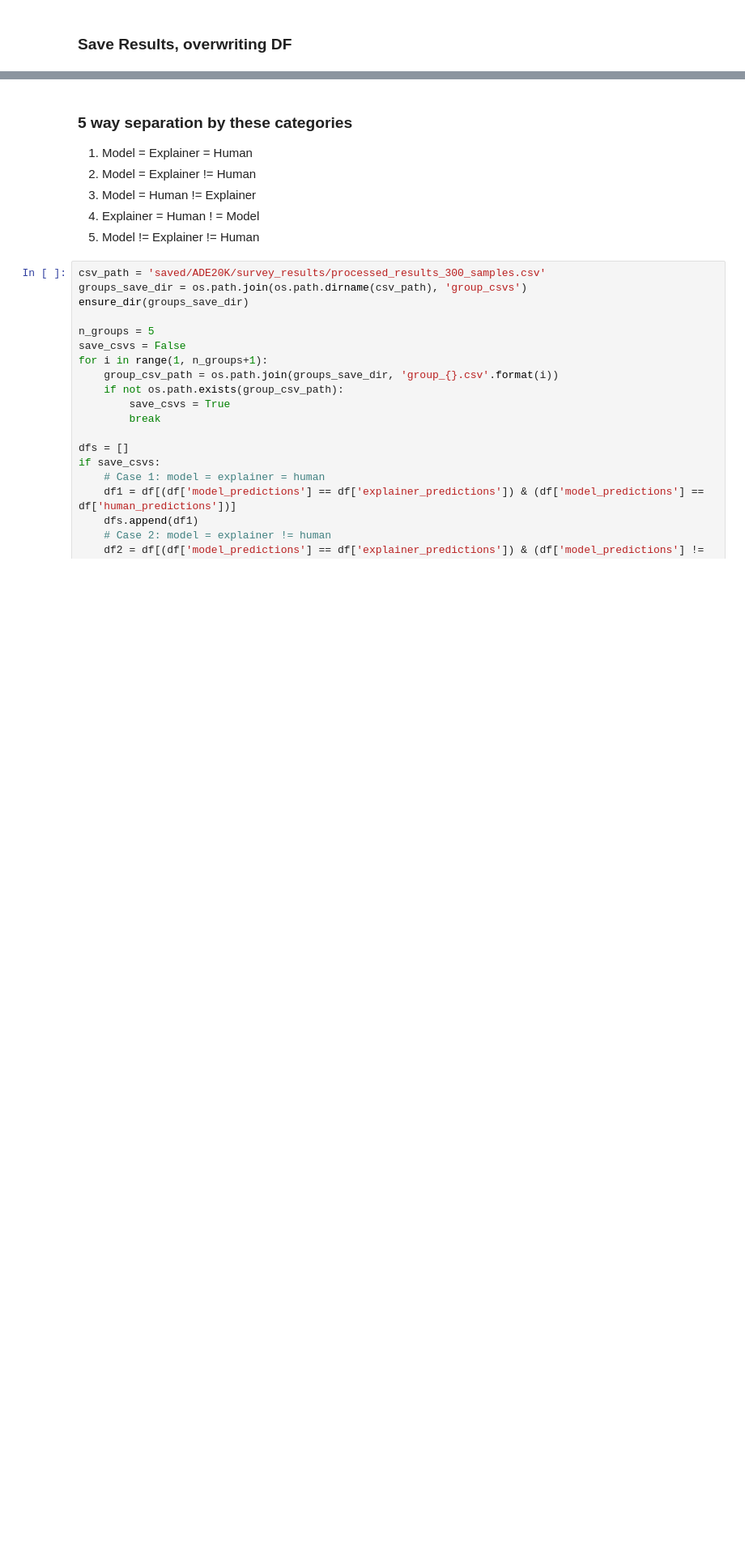
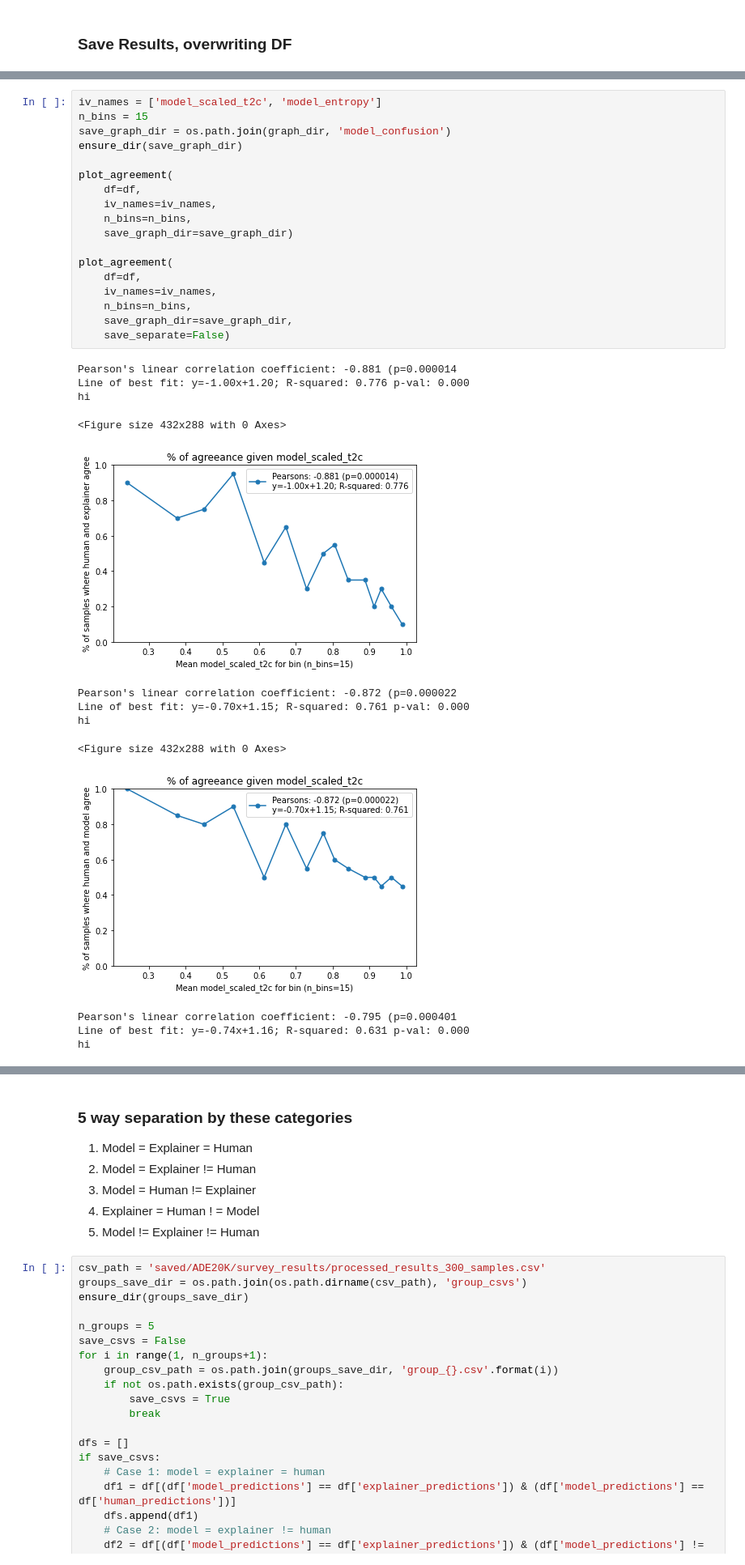
Before and after one commit to allisonchen23/explain-alignment, a Jupyter notebook: process_survey.ipynb, the cells around one changed output, grey strips where cells are left out. Shown at 81% size. Saved outputs shown, nothing was run; the diff lists cells and outputs as text; blank space fills up the shorter version.

```diff
--- a/process_survey.ipynb
+++ b/process_survey.ipynb
@@ -276,0 +596,32 @@ Saved dictionary with filenames, congruency, and soft labels to saved/ADE20K/sur
+# %%
+iv_names = ['model_scaled_t2c', 'model_entropy']
+n_bins = 15
+save_graph_dir = os.path.join(graph_dir, 'model_confusion')
+ensure_dir(save_graph_dir)
+
+plot_agreement(
+    df=df,
+    iv_names=iv_names,
+    n_bins=n_bins,
+    save_graph_dir=save_graph_dir)
+
+plot_agreement(
+    df=df,
+    iv_names=iv_names,
+    n_bins=n_bins,
+    save_graph_dir=save_graph_dir,
+    save_separate=False)
+# %% [output]
+Pearson's linear correlation coefficient: -0.881 (p=0.000014
+Line of best fit: y=-1.00x+1.20; R-squared: 0.776 p-val: 0.000
+hi
+<Figure size 432x288 with 0 Axes>
+[figure, added]
+Pearson's linear correlation coefficient: -0.872 (p=0.000022
+Line of best fit: y=-0.70x+1.15; R-squared: 0.761 p-val: 0.000
+hi
+<Figure size 432x288 with 0 Axes>
+[figure, added]
+Pearson's linear correlation coefficient: -0.795 (p=0.000401
+Line of best fit: y=-0.74x+1.16; R-squared: 0.631 p-val: 0.000
+hi
```
Also changed, not shown: parts of 43 cells of this notebook, 1 other file.
